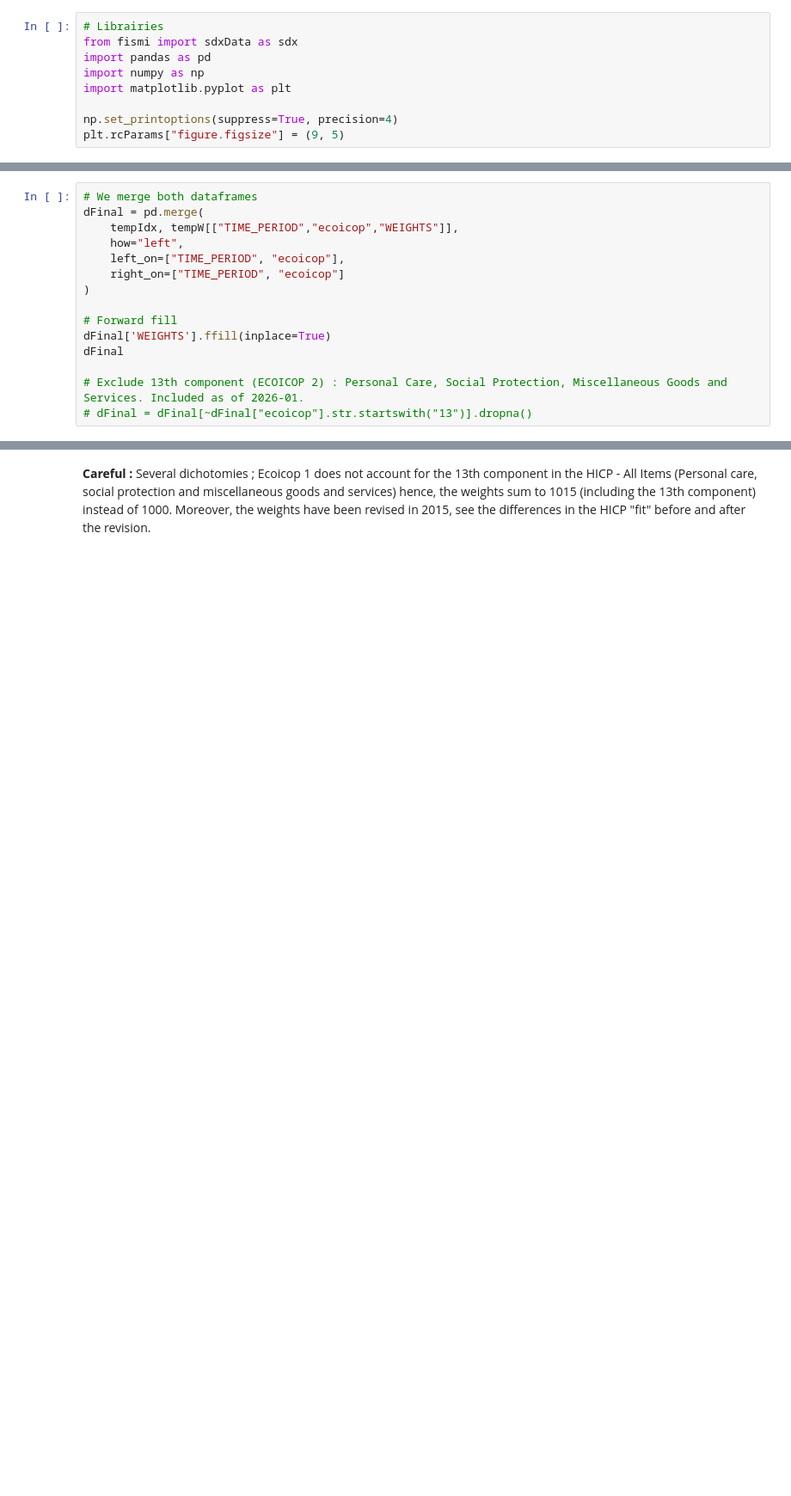
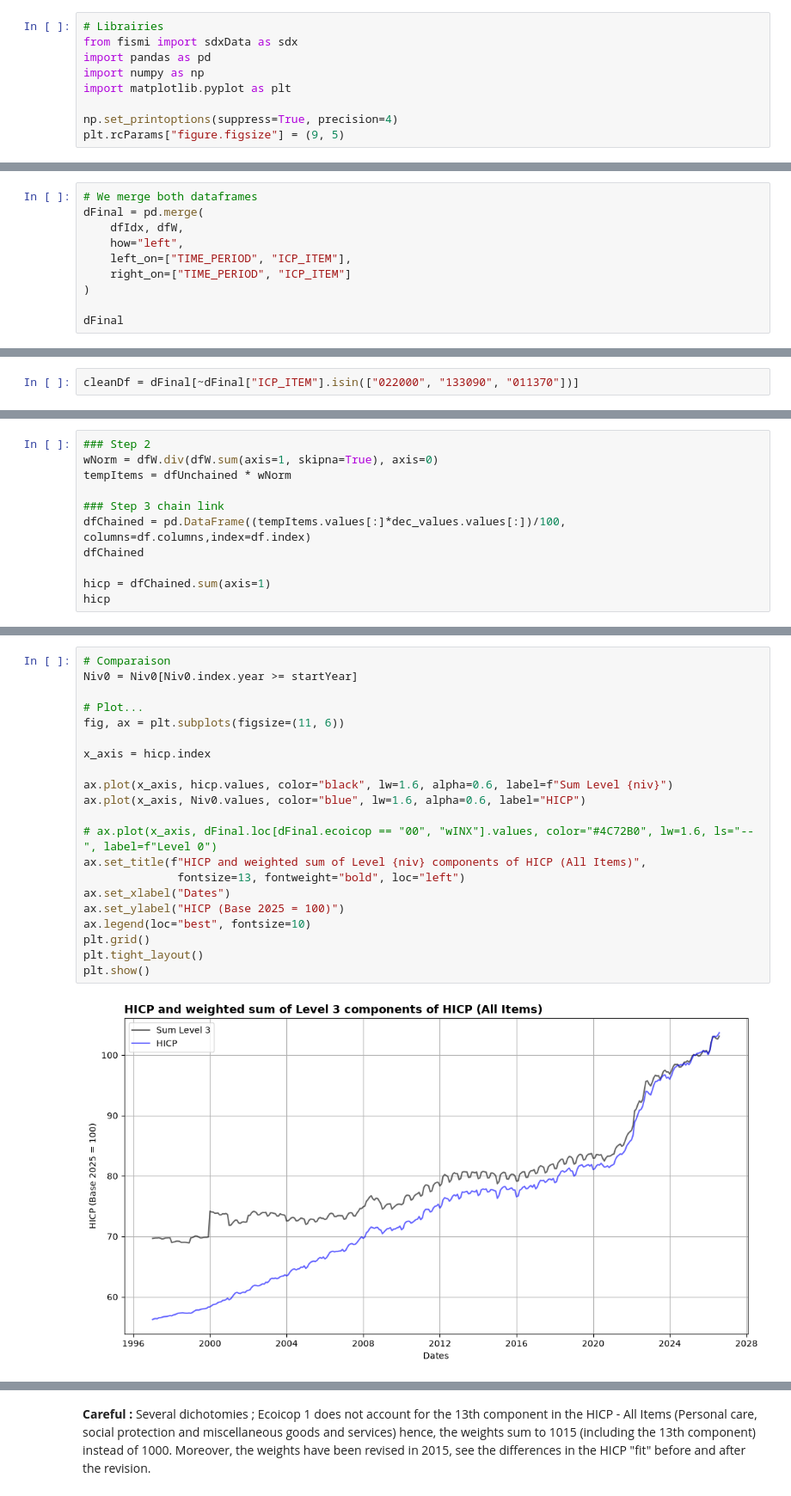
Before and after one commit to Lea-Gosselin/ismi-index, a Jupyter notebook: collectData.ipynb, the cells around one changed output, grey strips where cells are left out. Shown at 86% size. Drawn from its saved outputs; the diff is of its cells as text; blank space fills up the shorter version.

Commit message:
Step 1-3 chain and unchained to reconstruct parents from child items

```diff
--- a/collectData.ipynb
+++ b/collectData.ipynb
@@ -96,16 +181,11 @@ tempW = tempW.rename(columns={"OBS_VALUE":"WEIGHTS"})
 # %%
 # We merge both dataframes
 dFinal = pd.merge(
-    tempIdx, tempW[["TIME_PERIOD","ecoicop","WEIGHTS"]],
+    dfIdx, dfW,
     how="left",
-    left_on=["TIME_PERIOD", "ecoicop"],
-    right_on=["TIME_PERIOD", "ecoicop"]
+    left_on=["TIME_PERIOD", "ICP_ITEM"],
+    right_on=["TIME_PERIOD", "ICP_ITEM"]
 )
 
-# Forward fill
-dFinal['WEIGHTS'].ffill(inplace=True)
 dFinal
-
-# Exclude 13th component (ECOICOP 2) : Personal Care, Social Protection, Miscellaneous Goods and Services. Included as of 2026-01.
-# dFinal = dFinal[~dFinal["ecoicop"].str.startswith("13")].dropna()
 # %% [output]
@@ -166,0 +358,2 @@ See the caveats in the documentation: https://pandas.pydata.org/pandas-docs/stab
+# %%
+cleanDf = dFinal[~dFinal["ICP_ITEM"].isin(["022000", "133090", "011370"])]
@@ -166,0 +447,11 @@ See the caveats in the documentation: https://pandas.pydata.org/pandas-docs/stab
+# %%
+### Step 2
+wNorm = dfW.div(dfW.sum(axis=1, skipna=True), axis=0)
+tempItems = dfUnchained * wNorm
+
+### Step 3 chain link
+dfChained = pd.DataFrame((tempItems.values[:]*dec_values.values[:])/100, columns=df.columns,index=df.index)
+dfChained
+
+hicp = dfChained.sum(axis=1)
+hicp
@@ -166,0 +472,23 @@ See the caveats in the documentation: https://pandas.pydata.org/pandas-docs/stab
+# %%
+# Comparaison
+Niv0 = Niv0[Niv0.index.year >= startYear]
+
+# Plot...
+fig, ax = plt.subplots(figsize=(11, 6))
+
+x_axis = hicp.index
+
+ax.plot(x_axis, hicp.values, color="black", lw=1.6, alpha=0.6, label=f"Sum Level {niv}")
+ax.plot(x_axis, Niv0.values, color="blue", lw=1.6, alpha=0.6, label="HICP")
+
+# ax.plot(x_axis, dFinal.loc[dFinal.ecoicop == "00", "wINX"].values, color="#4C72B0", lw=1.6, ls="--", label=f"Level 0")
+ax.set_title(f"HICP and weighted sum of Level {niv} components of HICP (All Items)",
+              fontsize=13, fontweight="bold", loc="left")
+ax.set_xlabel("Dates")
+ax.set_ylabel("HICP (Base 2025 = 100)")
+ax.legend(loc="best", fontsize=10)
+plt.grid()
+plt.tight_layout()
+plt.show()
+# %% [output]
+[figure, added]
```
Also changed, not shown: parts of 39 cells of this notebook, 3 other files.
